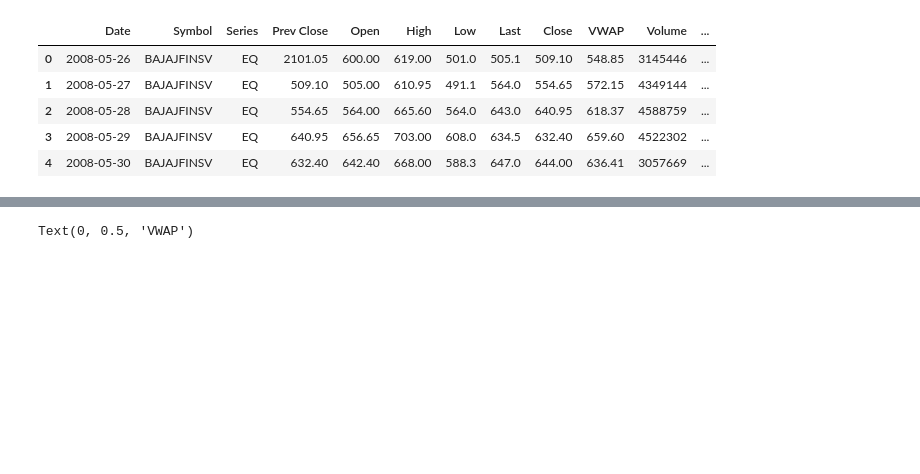
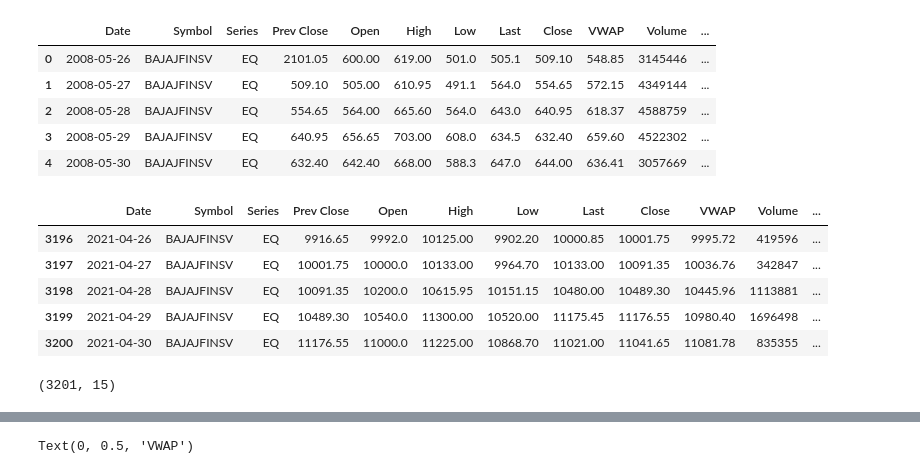
Before and after one commit to falak105/TimeseriesCIA3, a Jupyter notebook: CAI3.ipynb, the cells around one changed output, grey strips where cells are left out. Cells and saved outputs as stored; diff of their text form; code cells hidden in the pictures; blank space fills up the shorter version.

```diff
--- a/CAI3.ipynb
+++ b/CAI3.ipynb
@@ -20,6 +20,6 @@ from datetime import datetime    # To access datetime
 from pandas import Series        # To work on series
 import seaborn as sns
 # %%
-df=pd.read_csv("/content/BAJAJFINSV.csv")
+df=pd.read_csv("BAJAJFINSV.csv")
 print(df)
 # %% [output]
@@ -33,3 +49,16 @@ df.head()
 | 2 | 2008-05-28 | BAJAJFINSV | EQ | 554.65 | 564.00 | 665.60 | 564.0 | 643.0 | 640.95 | 618.37 | 4588759 | ... |
 | 3 | 2008-05-29 | BAJAJFINSV | EQ | 640.95 | 656.65 | 703.00 | 608.0 | 634.5 | 632.40 | 659.60 | 4522302 | ... |
 | 4 | 2008-05-30 | BAJAJFINSV | EQ | 632.40 | 642.40 | 668.00 | 588.3 | 647.0 | 644.00 | 636.41 | 3057669 | ... |
+# %%
+df.tail()
+# %% [output]
+|  | Date | Symbol | Series | Prev Close | Open | High | Low | Last | Close | VWAP | Volume | ... |
+| 3196 | 2021-04-26 | BAJAJFINSV | EQ | 9916.65 | 9992.0 | 10125.00 | 9902.20 | 10000.85 | 10001.75 | 9995.72 | 419596 | ... |
+| 3197 | 2021-04-27 | BAJAJFINSV | EQ | 10001.75 | 10000.0 | 10133.00 | 9964.70 | 10133.00 | 10091.35 | 10036.76 | 342847 | ... |
+| 3198 | 2021-04-28 | BAJAJFINSV | EQ | 10091.35 | 10200.0 | 10615.95 | 10151.15 | 10480.00 | 10489.30 | 10445.96 | 1113881 | ... |
+| 3199 | 2021-04-29 | BAJAJFINSV | EQ | 10489.30 | 10540.0 | 11300.00 | 10520.00 | 11175.45 | 11176.55 | 10980.40 | 1696498 | ... |
+| 3200 | 2021-04-30 | BAJAJFINSV | EQ | 11176.55 | 11000.0 | 11225.00 | 10868.70 | 11021.00 | 11041.65 | 11081.78 | 835355 | ... |
+# %%
+df.shape
+# %% [output]
+(3201, 15)
```
Also changed, not shown: parts of 3 cells of this notebook.
